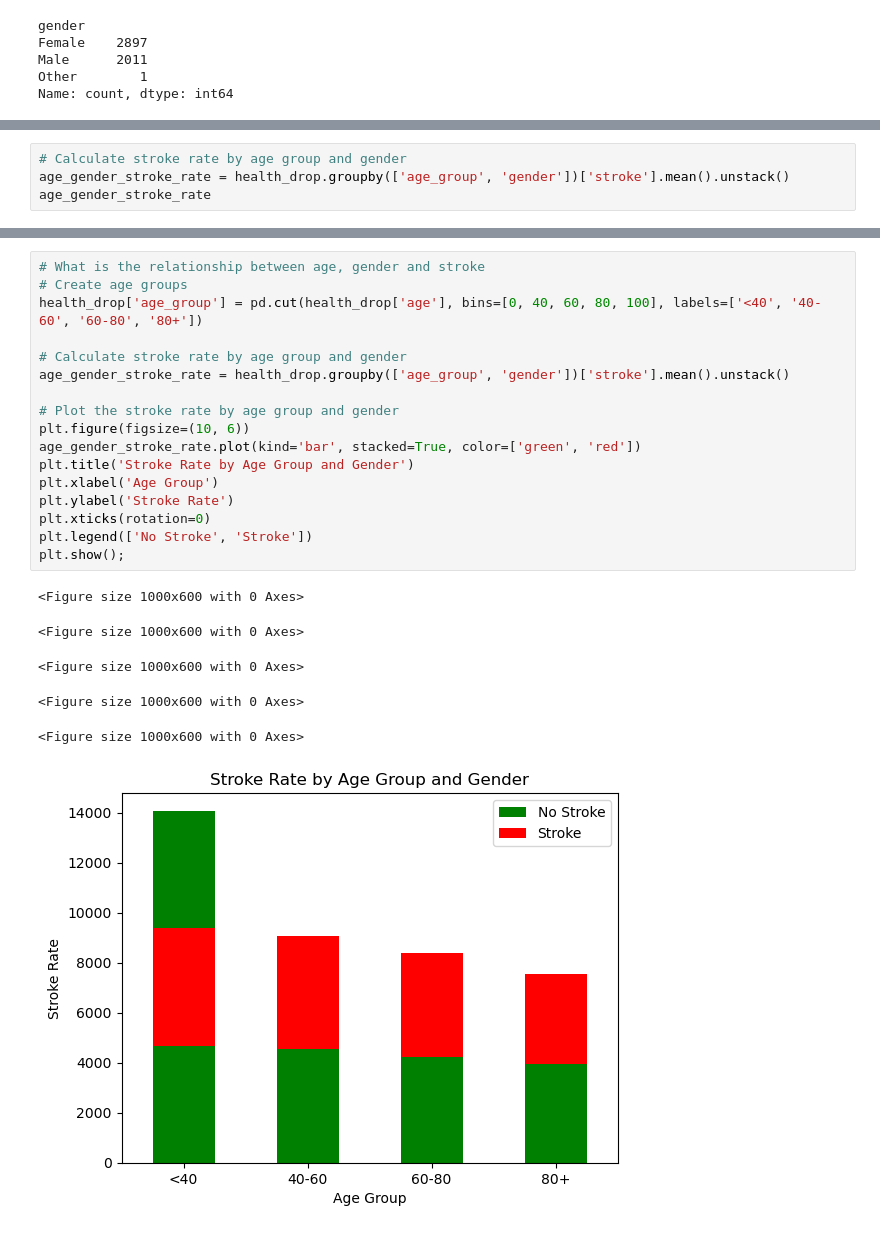
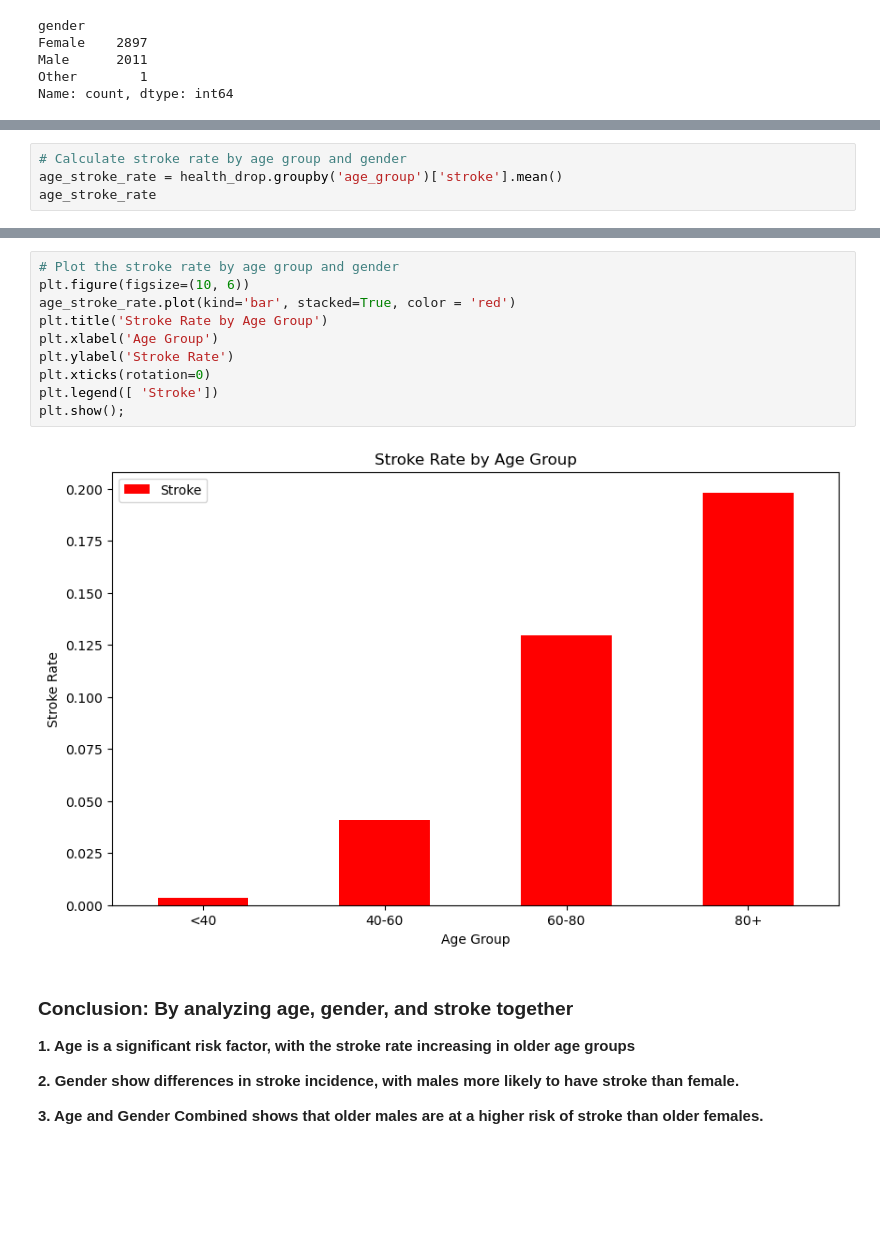
Before and after one commit to MaxugoAnalytics/Stroke-Analysis, a Jupyter notebook: Heart_disease.ipynb, the cells around one changed output, grey strips where cells are left out. Saved outputs shown, nothing was run; the diff lists cells and outputs as text; blank space fills up the shorter version.

```diff
--- a/Heart_disease.ipynb
+++ b/Heart_disease.ipynb
@@ -411,5 +392,5 @@ health_drop.head(50)
 # %%
 # Calculate stroke rate by age group and gender
-age_gender_stroke_rate = health_drop.groupby(['age_group', 'gender'])['stroke'].mean().unstack()
-age_gender_stroke_rate
+age_stroke_rate = health_drop.groupby('age_group')['stroke'].mean()
+age_stroke_rate
 # %% [output]
@@ -422,25 +403,21 @@ age_gender_stroke_rate
 # %%
-# What is the relationship between age, gender and stroke
-# Create age groups
-health_drop['age_group'] = pd.cut(health_drop['age'], bins=[0, 40, 60, 80, 100], labels=['<40', '40-60', '60-80', '80+'])
-
-# Calculate stroke rate by age group and gender
-age_gender_stroke_rate = health_drop.groupby(['age_group', 'gender'])['stroke'].mean().unstack()
-
 # Plot the stroke rate by age group and gender
 plt.figure(figsize=(10, 6))
-age_gender_stroke_rate.plot(kind='bar', stacked=True, color=['green', 'red'])
-plt.title('Stroke Rate by Age Group and Gender')
+age_stroke_rate.plot(kind='bar', stacked=True, color = 'red')
+plt.title('Stroke Rate by Age Group')
 plt.xlabel('Age Group')
 plt.ylabel('Stroke Rate')
 plt.xticks(rotation=0)
-plt.legend(['No Stroke', 'Stroke'])
+plt.legend([ 'Stroke'])
 plt.show();
 # %% [output]
-<Figure size 1000x600 with 0 Axes>
-<Figure size 1000x600 with 0 Axes>
-<Figure size 1000x600 with 0 Axes>
-<Figure size 1000x600 with 0 Axes>
-<Figure size 1000x600 with 0 Axes>
-[figure, old version]
+[figure, new version]
+# %% [markdown]
+ ### Conclusion: By analyzing age, gender, and stroke together
+
+**1. Age is a significant risk factor, with the stroke rate increasing in older age groups**
+
+**2. Gender show differences in stroke incidence, with males more likely to have stroke than female.**
+
+**3. Age and Gender Combined shows that older males are at a higher risk of stroke than older females.**
 # %% [markdown]
```
Also changed, not shown: parts of 67 cells of this notebook.
